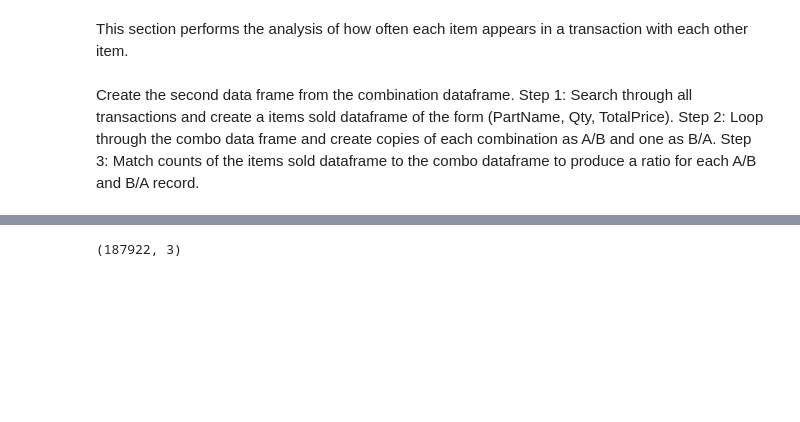
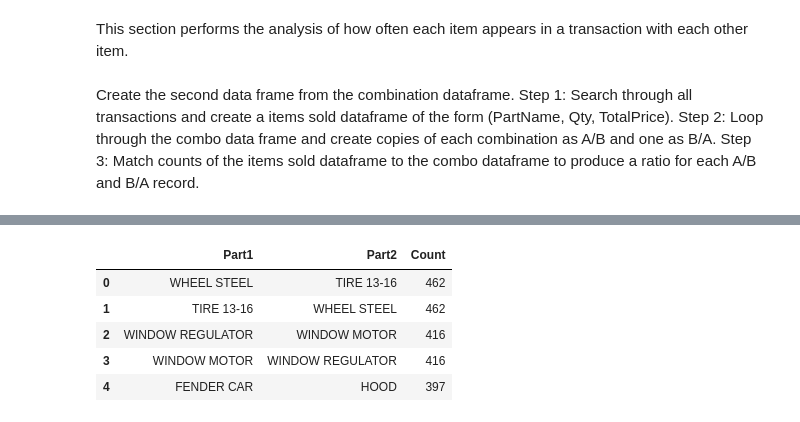
Before and after one commit to serkeno/Salvage-Yard-Analysis, a Jupyter notebook: POS_Transaction_Analysis.ipynb, the cells around one changed output, grey strips where cells are left out. Drawn from its saved outputs; the diff is of its cells as text; code cells hidden in the pictures; blank space fills up the shorter version.

```diff
--- a/POS_Transaction_Analysis.ipynb
+++ b/POS_Transaction_Analysis.ipynb
@@ -135,9 +152,14 @@ def create_combination_pairs(row):
 # Apply the function to each row and concatenate the results
 expanded_df = pd.concat(comb_df.apply(create_combination_pairs, axis=1).tolist()).reset_index(drop=True)
 # %%
-expanded_df.shape
+expanded_df.head()
 # %% [output]
-(187922, 3)
+|  | Part1 | Part2 | Count |
+| 0 | WHEEL STEEL | TIRE 13-16 | 462 |
+| 1 | TIRE 13-16 | WHEEL STEEL | 462 |
+| 2 | WINDOW REGULATOR | WINDOW MOTOR | 416 |
+| 3 | WINDOW MOTOR | WINDOW REGULATOR | 416 |
+| 4 | FENDER CAR | HOOD | 397 |
 # %%
 # Step 3: Match counts of the items sold dataframe to the combo dataframe to produce a ratio for each A/B and B/A record.
 # First merge on Part1
```
Also changed, not shown: parts of 7 cells of this notebook, 3 other files.
